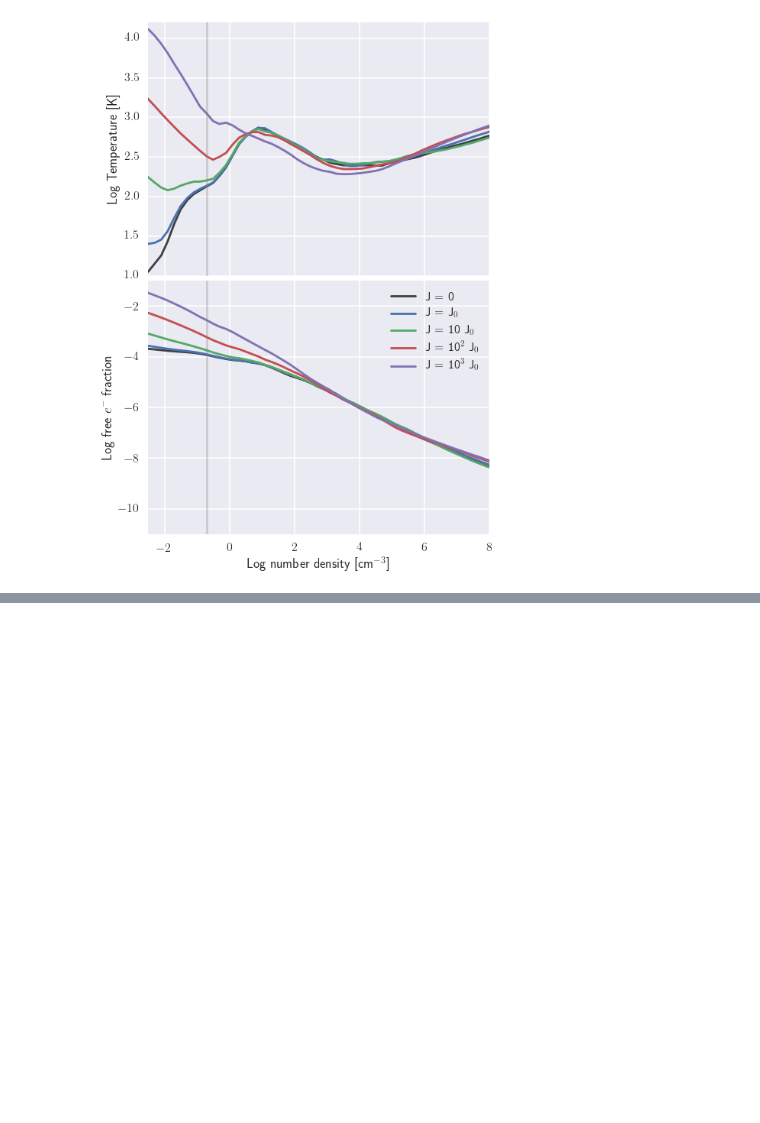
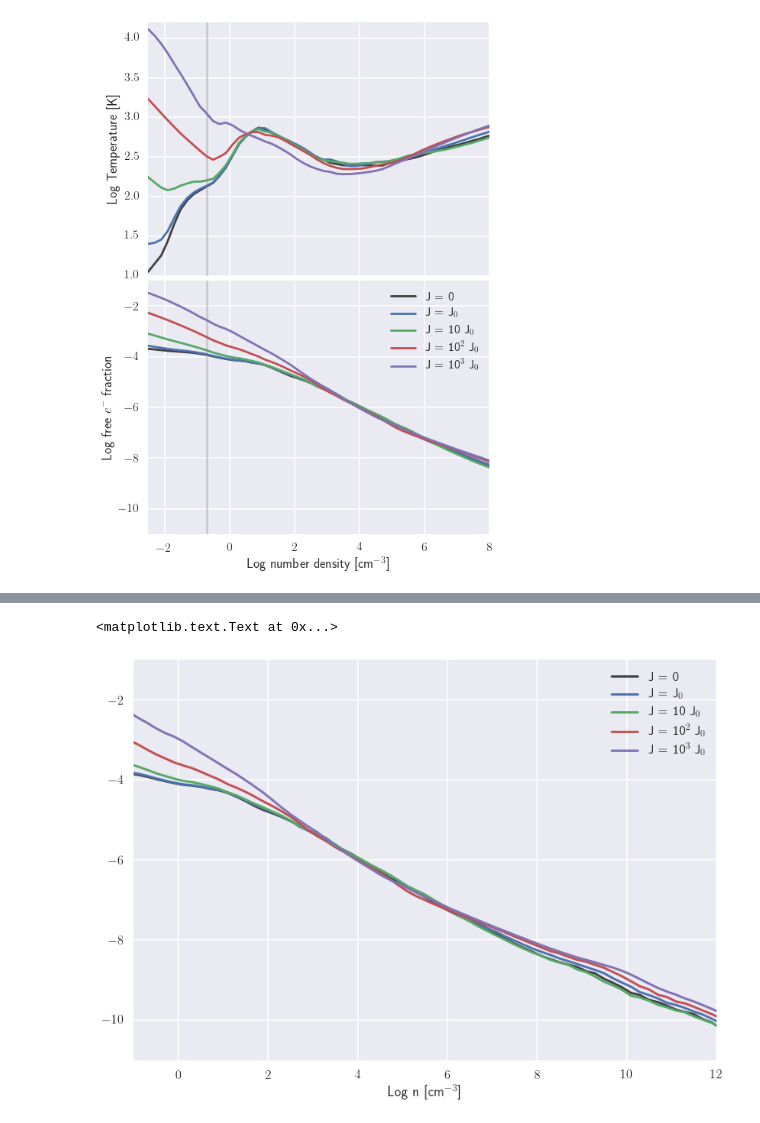
Before and after one commit to hummel/xray_notebooks, a Jupyter notebook: Phase Graphs.ipynb, the cells around one changed output, grey strips where cells are left out. Drawn from its saved outputs; the diff is of its cells as text; code cells hidden in the pictures; blank space fills up the shorter version.

```diff
--- a/Phase Graphs.ipynb
+++ b/Phase Graphs.ipynb
@@ -148,0 +179,14 @@ f.savefig('figures/phase_diagrams/binned.png', bbox_inches='tight')
+# %%
+current_palette = sns.color_palette()[::-1]
+f,ax = plt.subplots()
+df = average['vanilla']
+ax.plot(df.logn, np.log10(df.abHp), color='.25', label=simname['vanilla'])
+for sim in simlist[1:]:
+    df = average[sim]
+    ax.plot(df.logn, np.log10(df.abHp), label=simname[sim])
+ax.legend(loc=0)
+ax.set_xlim(-1,12)
+ax.set_xlabel('Log n [cm$^{-3}$]')
+# %% [output]
+<matplotlib.text.Text at 0x...>
+[figure, added]
```
Also changed, not shown: parts of 7 cells of this notebook.
